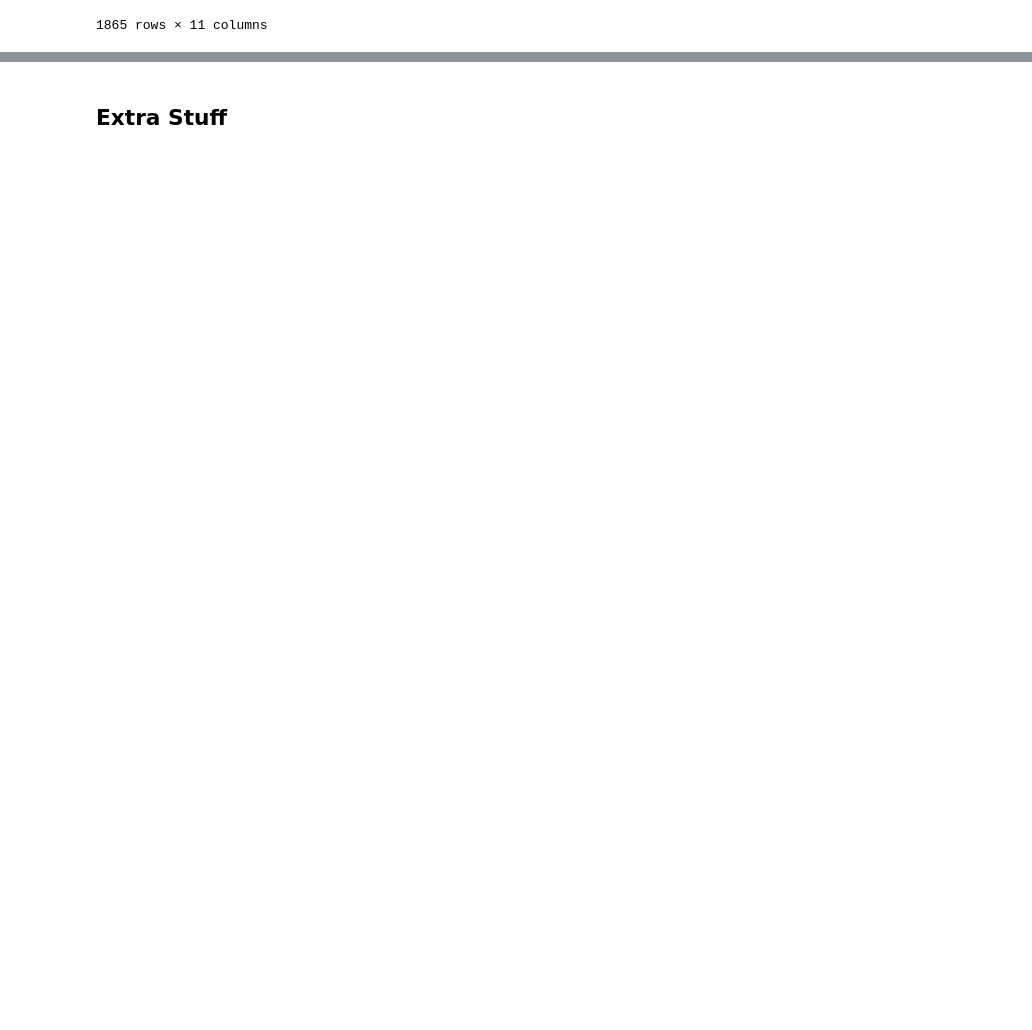
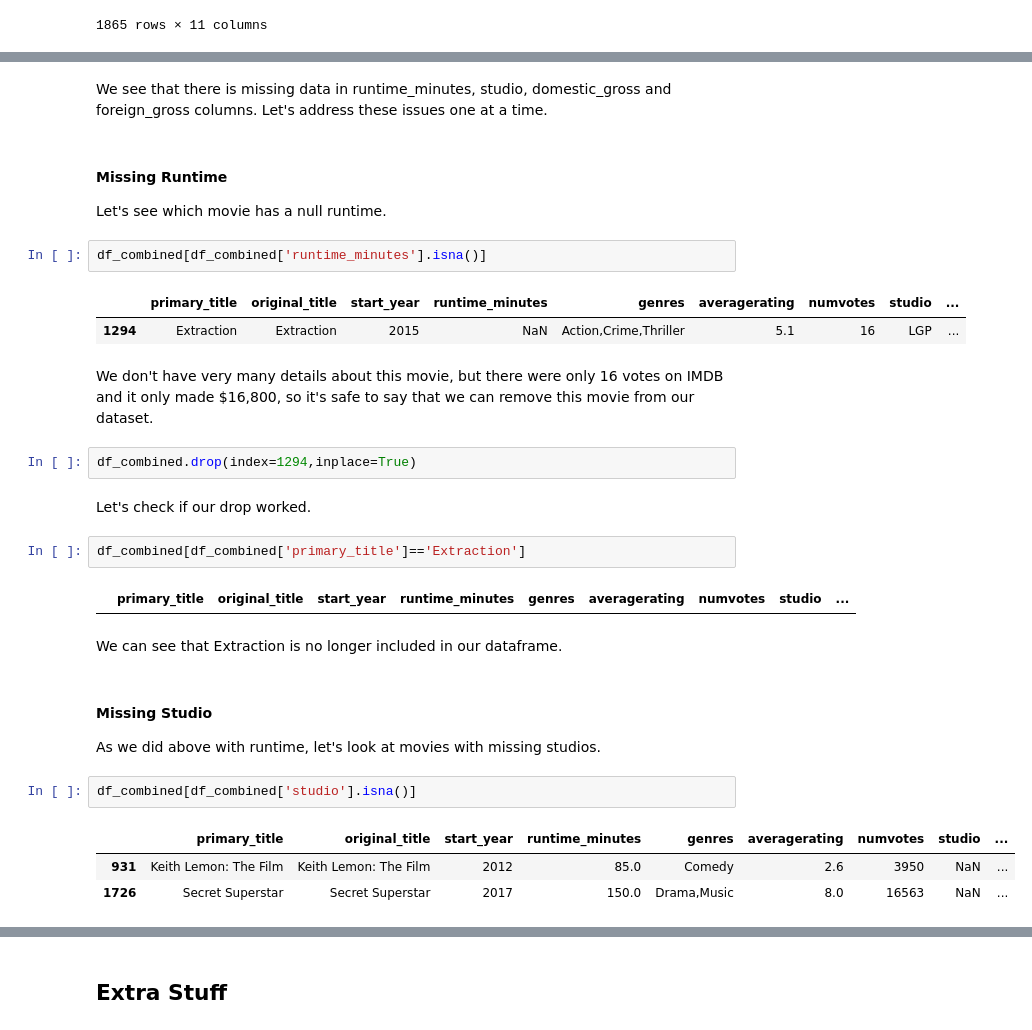
Before and after one commit to drkfitz13/dsc-phase-1-project, a Jupyter notebook: student.ipynb, the cells around one changed output, grey strips where cells are left out. Saved outputs shown, nothing was run; the diff lists cells and outputs as text; blank space fills up the shorter version.

```diff
--- a/student.ipynb
+++ b/student.ipynb
@@ -420 +443,32 @@ foreign_gross      585
 dtype: int64
+# %% [markdown]
+We see that there is missing data in runtime_minutes, studio, domestic_gross and foreign_gross columns. Let's address these issues one at a time.
+# %% [markdown]
+#### Missing Runtime
+Let's see which movie has a null runtime.
+# %%
+df_combined[df_combined['runtime_minutes'].isna()]
+# %% [output]
+|  | primary_title | original_title | start_year | runtime_minutes | genres | averagerating | numvotes | studio | ... |
+| 1294 | Extraction | Extraction | 2015 | NaN | Action,Crime,Thriller | 5.1 | 16 | LGP | ... |
+# %% [markdown]
+We don't have very many details about this movie, but there were only 16 votes on IMDB and it only made $16,800, so it's safe to say that we can remove this movie from our dataset.
+# %%
+df_combined.drop(index=1294,inplace=True)
+# %% [markdown]
+Let's check if our drop worked.
+# %%
+df_combined[df_combined['primary_title']=='Extraction']
+# %% [output]
+|  | primary_title | original_title | start_year | runtime_minutes | genres | averagerating | numvotes | studio | ... |
+# %% [markdown]
+We can see that Extraction is no longer included in our dataframe.
+# %% [markdown]
+#### Missing Studio
+As we did above with runtime, let's look at movies with missing studios.
+# %%
+df_combined[df_combined['studio'].isna()]
+# %% [output]
+|  | primary_title | original_title | start_year | runtime_minutes | genres | averagerating | numvotes | studio | ... |
+| 931 | Keith Lemon: The Film | Keith Lemon: The Film | 2012 | 85.0 | Comedy | 2.6 | 3950 | NaN | ... |
+| 1726 | Secret Superstar | Secret Superstar | 2017 | 150.0 | Drama,Music | 8.0 | 16563 | NaN | ... |
```
Also changed, not shown: parts of 41 cells of this notebook.
